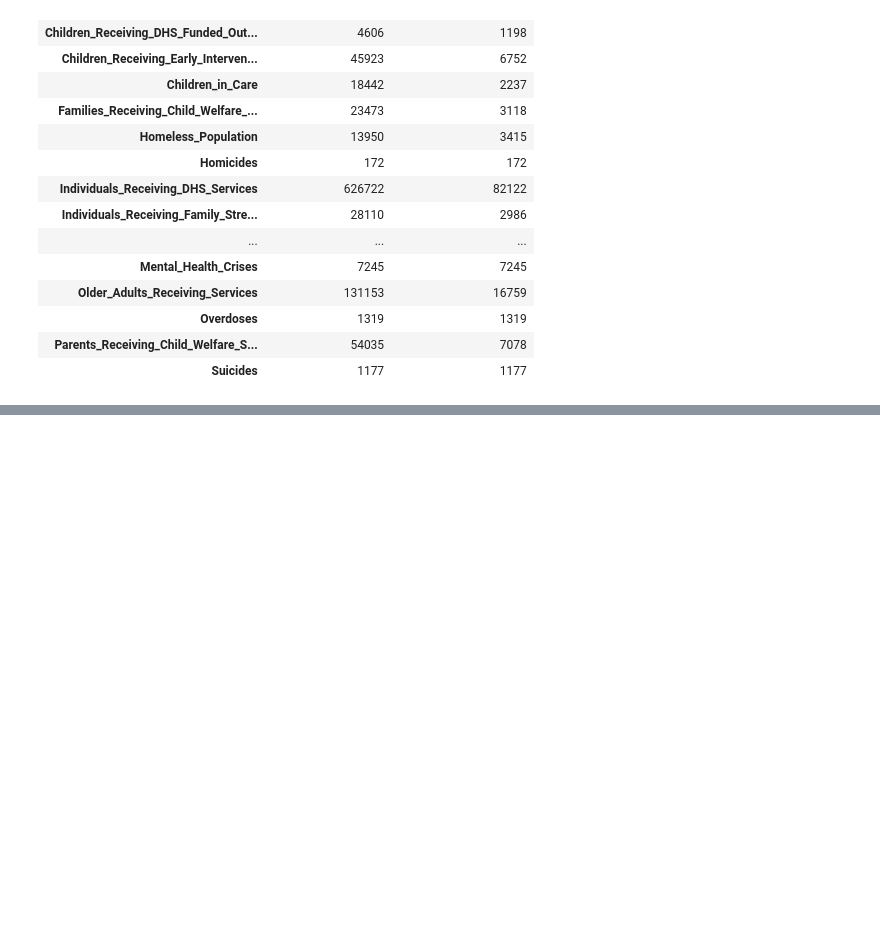
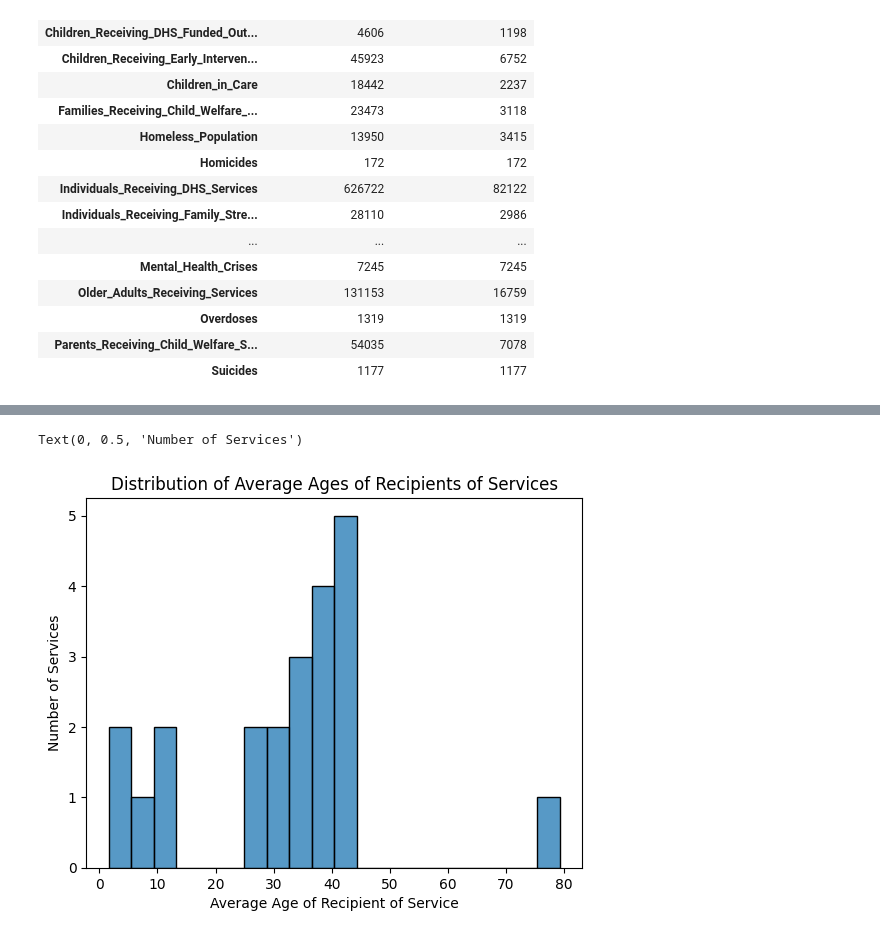
Before and after one commit to joshwinnes11/Math485, a Jupyter notebook: Week1.ipynb, the cells around one changed output, grey strips where cells are left out. Cells and saved outputs as stored; diff of their text form; code cells hidden in the pictures; blank space fills up the shorter version.

```diff
--- a/Week1.ipynb
+++ b/Week1.ipynb
@@ -281,0 +395,8 @@ hwtest
+# %%
+sns.histplot(test2, x='avg_age', bins=20)
+plt.title('Distribution of Average Ages of Recipients of Services')
+plt.xlabel('Average Age of Recipient of Service')
+plt.ylabel('Number of Services')
+# %% [output]
+Text(0, 0.5, 'Number of Services')
+[figure, added]
```
Also changed, not shown: parts of 17 cells of this notebook.
